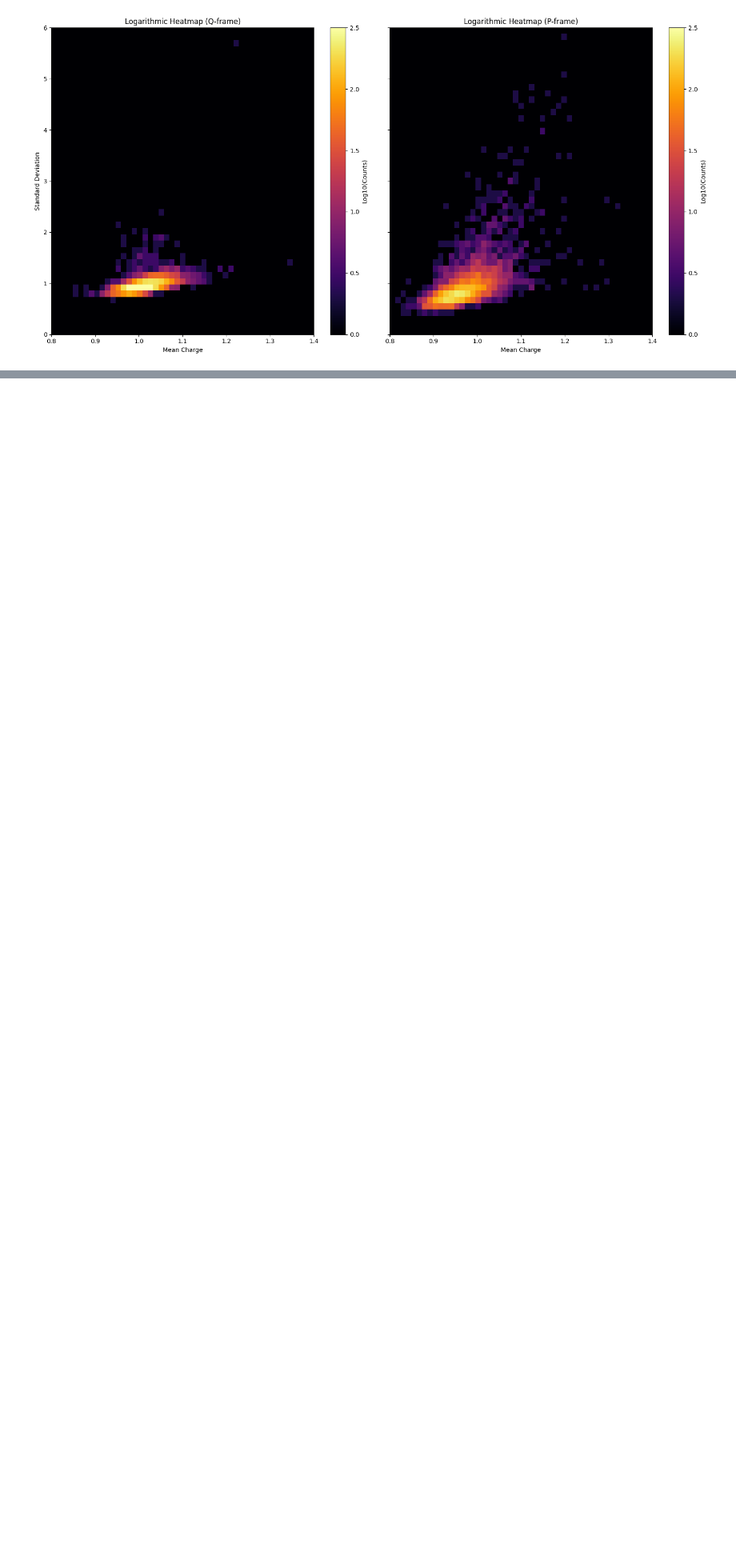
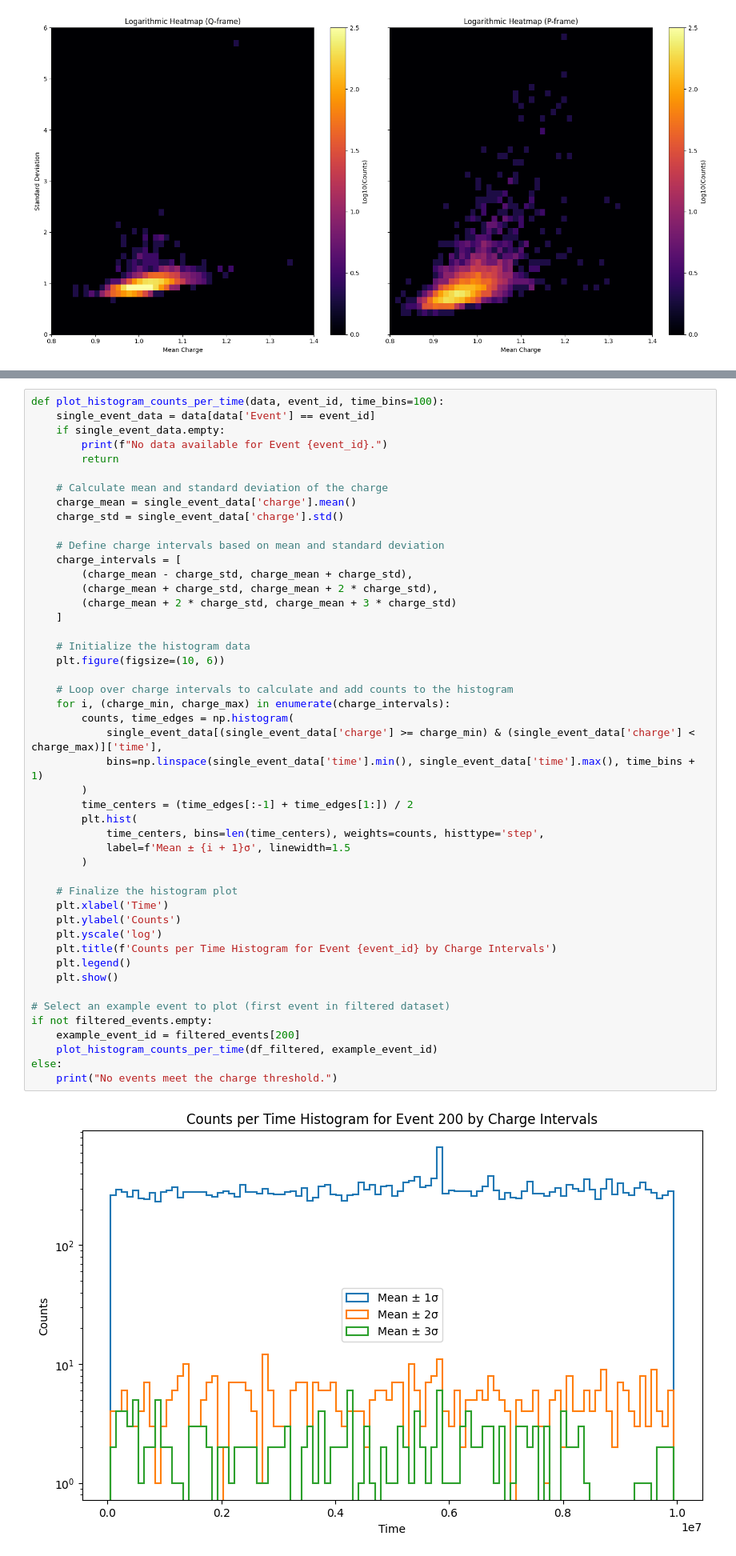
Before and after one commit to smsnfi12/bachelor-thesis, a Jupyter notebook: notebooks/p_q_frames.ipynb, the cells around one changed output, grey strips where cells are left out. Shown at 80% size. Drawn from its saved outputs; the diff is of its cells as text; blank space fills up the shorter version.

```diff
--- a/notebooks/p_q_frames.ipynb
+++ b/notebooks/p_q_frames.ipynb
@@ -720,0 +585,49 @@ Threshold for high mean charge: 1.0112156242454493
+# %%
+def plot_histogram_counts_per_time(data, event_id, time_bins=100):
+    single_event_data = data[data['Event'] == event_id]
+    if single_event_data.empty:
+        print(f"No data available for Event {event_id}.")
+        return
+
+    # Calculate mean and standard deviation of the charge
+    charge_mean = single_event_data['charge'].mean()
+    charge_std = single_event_data['charge'].std()
+
+    # Define charge intervals based on mean and standard deviation
+    charge_intervals = [
+        (charge_mean - charge_std, charge_mean + charge_std),
+        (charge_mean + charge_std, charge_mean + 2 * charge_std),
+        (charge_mean + 2 * charge_std, charge_mean + 3 * charge_std)
+    ]
+
+    # Initialize the histogram data
+    plt.figure(figsize=(10, 6))
+
+    # Loop over charge intervals to calculate and add counts to the histogram
+    for i, (charge_min, charge_max) in enumerate(charge_intervals):
+        counts, time_edges = np.histogram(
+            single_event_data[(single_event_data['charge'] >= charge_min) & (single_event_data['charge'] < charge_max)]['time'],
+            bins=np.linspace(single_event_data['time'].min(), single_event_data['time'].max(), time_bins + 1)
+        )
+        time_centers = (time_edges[:-1] + time_edges[1:]) / 2
+        plt.hist(
+            time_centers, bins=len(time_centers), weights=counts, histtype='step',
+            label=f'Mean ± {i + 1}σ', linewidth=1.5
+        )
+
+    # Finalize the histogram plot
+    plt.xlabel('Time')
+    plt.ylabel('Counts')
+    plt.yscale('log')
+    plt.title(f'Counts per Time Histogram for Event {event_id} by Charge Intervals')
+    plt.legend()
+    plt.show()
+
+# Select an example event to plot (first event in filtered dataset)
+if not filtered_events.empty:
+    example_event_id = filtered_events[200]
+    plot_histogram_counts_per_time(df_filtered, example_event_id)
+else:
+    print("No events meet the charge threshold.")
+# %% [output]
+[figure, added]
```
Also changed, not shown: parts of 27 cells of this notebook, 29 other files.
